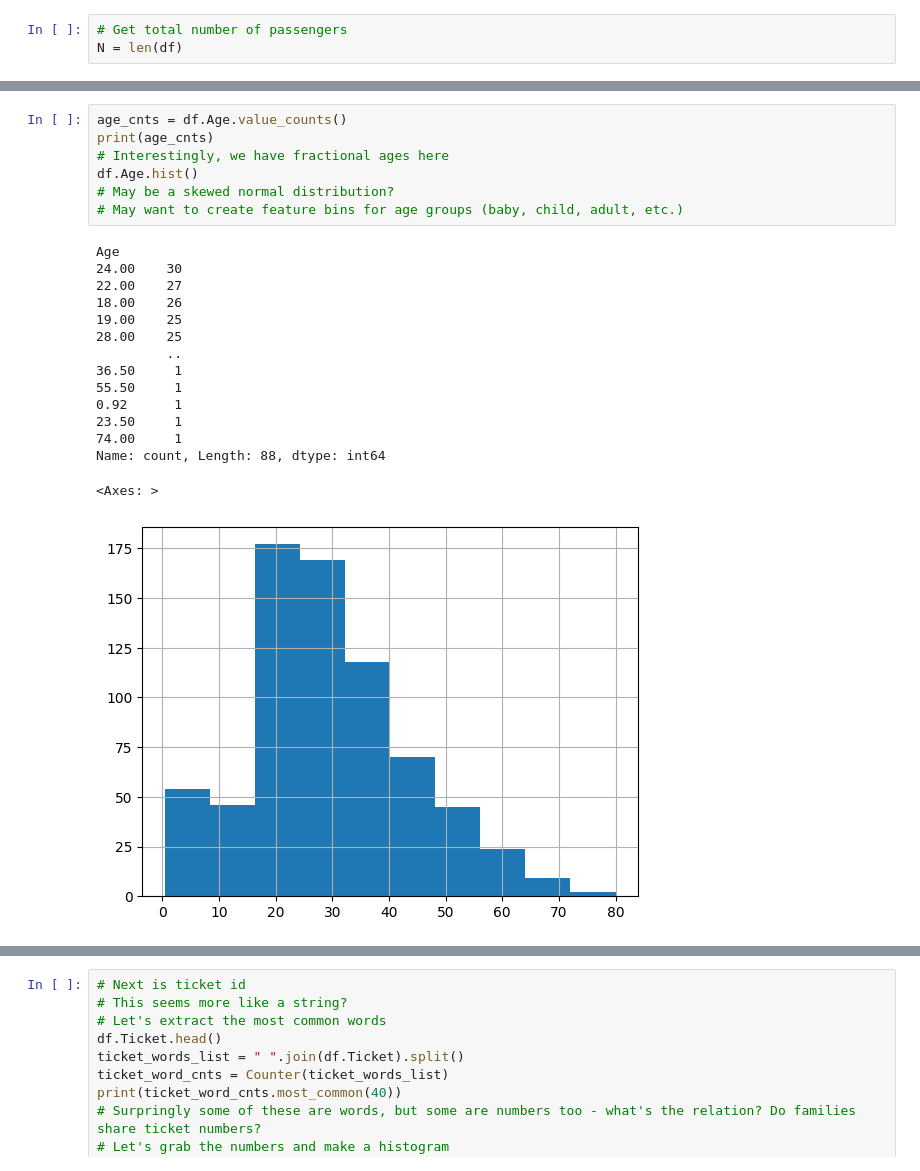
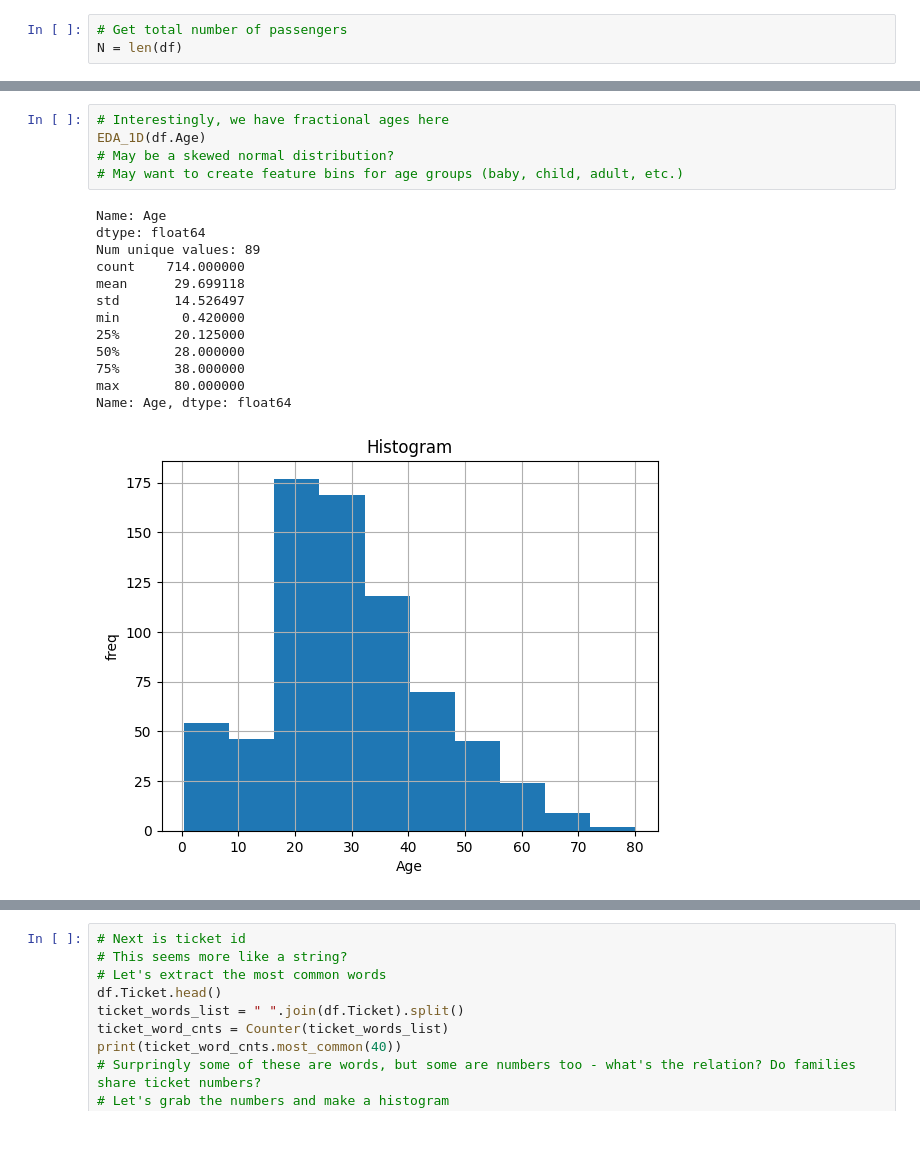
Before and after one commit to nlandy/Titanic, a Jupyter notebook: titanic.ipynb, the cells around one changed output, grey strips where cells are left out. Cells and saved outputs as stored; diff of their text form; blank space fills up the shorter version.

```diff
--- a/titanic.ipynb
+++ b/titanic.ipynb
@@ -134,25 +225,21 @@ sex_cnts.plot(kind='bar')
 # %%
-age_cnts = df.Age.value_counts()
-print(age_cnts)
 # Interestingly, we have fractional ages here
-df.Age.hist()
+EDA_1D(df.Age)
 # May be a skewed normal distribution?
 # May want to create feature bins for age groups (baby, child, adult, etc.)
 # %% [output]
-Age
-24.00    30
-22.00    27
-18.00    26
-19.00    25
-28.00    25
-         ..
-36.50     1
-55.50     1
-0.92      1
-23.50     1
-74.00     1
-Name: count, Length: 88, dtype: int64
+Name: Age
+dtype: float64
+Num unique values: 89
+count    714.000000
+mean      29.699118
+std       14.526497
+min        0.420000
+25%       20.125000
+50%       28.000000
+75%       38.000000
+max       80.000000
+Name: Age, dtype: float64
-<Axes: >
-[figure, old version]
+[figure, new version]
 # %%
 # Next is number of siblings / spouses on-board
```
Also changed, not shown: parts of 12 cells of this notebook.
